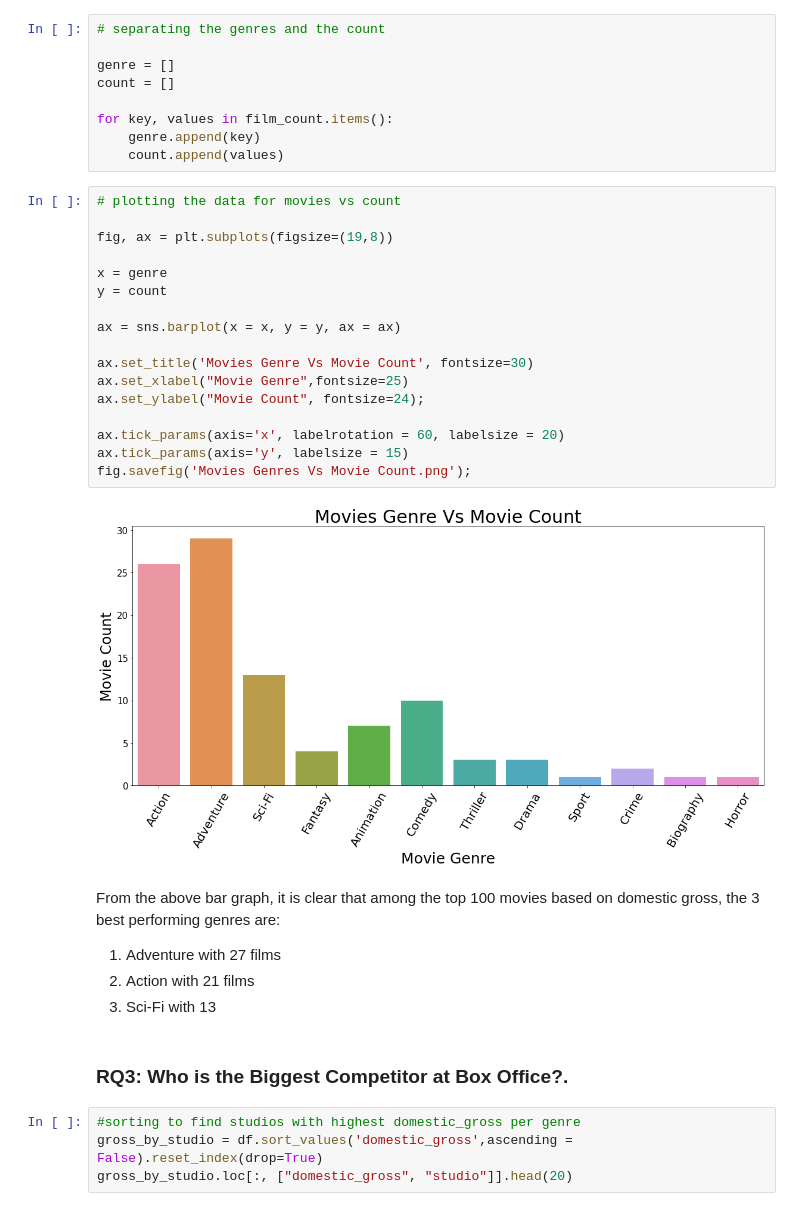
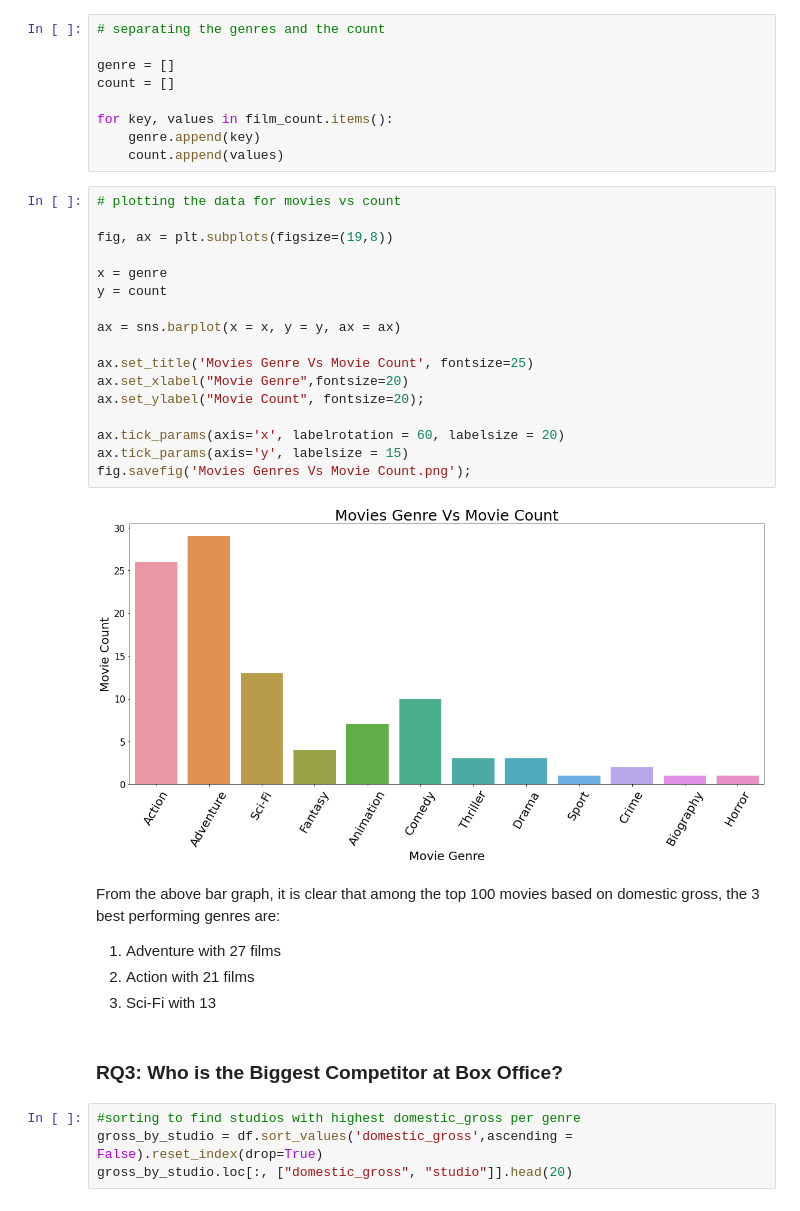
Before and after one commit to HKwirikia/dsc-phase-1-project-v2-4, a Jupyter notebook: student.ipynb, the cells around one changed output. Cells and saved outputs as stored; diff of their text form.

```diff
--- a/student.ipynb
+++ b/student.ipynb
@@ -756,29 +756,29 @@ for key, values in film_count.items():
 # %%
 # plotting the data for movies vs count
 
 fig, ax = plt.subplots(figsize=(19,8))
 
 x = genre
 y = count
 
 ax = sns.barplot(x = x, y = y, ax = ax)
 
-ax.set_title('Movies Genre Vs Movie Count', fontsize=30)
-ax.set_xlabel("Movie Genre",fontsize=25)
-ax.set_ylabel("Movie Count", fontsize=24);
+ax.set_title('Movies Genre Vs Movie Count', fontsize=25)
+ax.set_xlabel("Movie Genre",fontsize=20)
+ax.set_ylabel("Movie Count", fontsize=20);
 
 ax.tick_params(axis='x', labelrotation = 60, labelsize = 20)
 ax.tick_params(axis='y', labelsize = 15)
 fig.savefig('Movies Genres Vs Movie Count.png');
 # %% [output]
-[figure, old version]
+[figure, new version]
 # %% [markdown]
 From the above bar graph, it is clear that among the top 100 movies based on domestic gross, the 3 best performing genres are:
 1. Adventure with 27 films
 2. Action with 21 films
 3. Sci-Fi with 13
 # %% [markdown]
-### RQ3: Who is the Biggest Competitor at Box Office?.
+### RQ3: Who is the Biggest Competitor at Box Office?
 # %%
 #sorting to find studios with highest domestic_gross per genre
 gross_by_studio = df.sort_values('domestic_gross',ascending = False).reset_index(drop=True)
```
Also changed, not shown: parts of 2 cells of this notebook.
